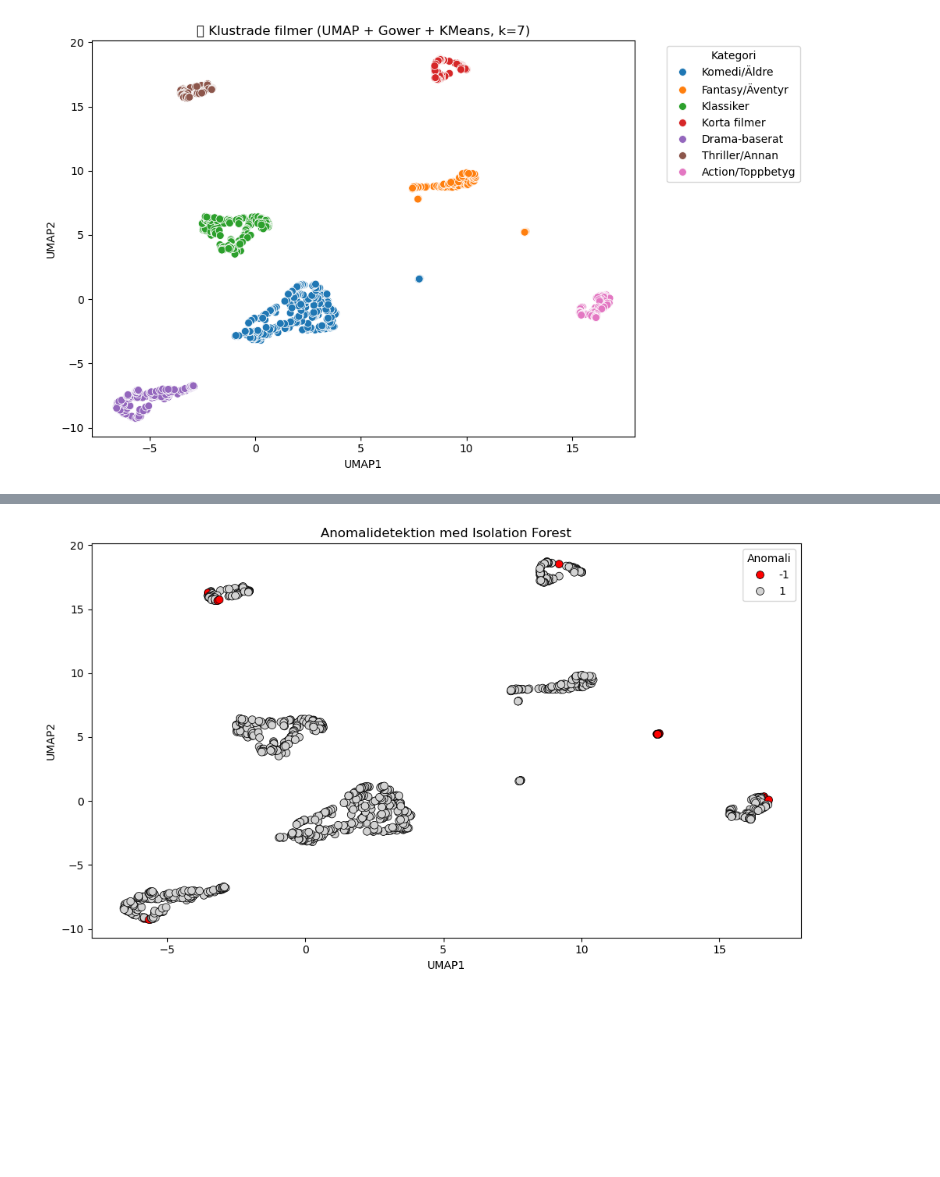
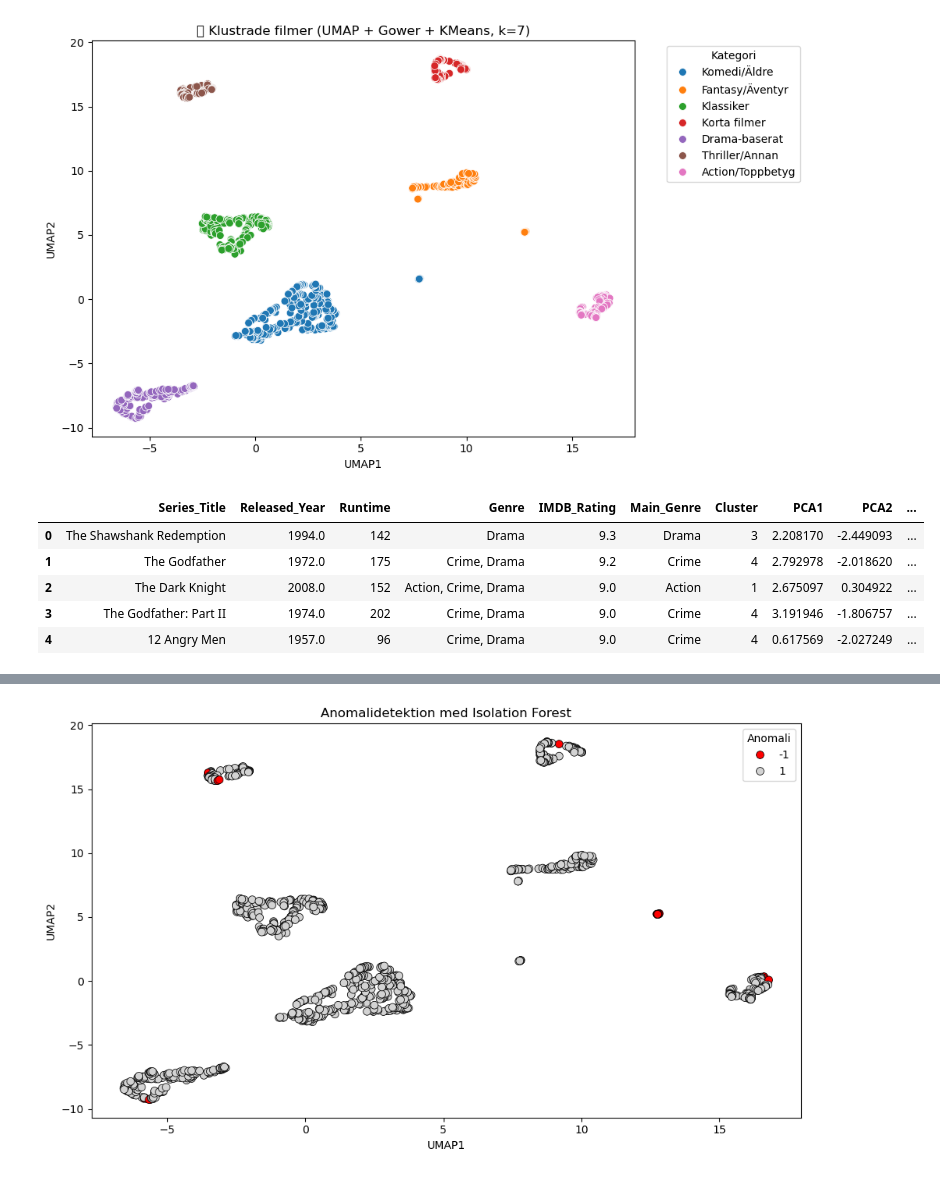
Before and after one commit to Abbekf/first-unsupervised, a Jupyter notebook: main.ipynb, the cells around one changed output, grey strips where cells are left out. Drawn from its saved outputs; the diff is of its cells as text; code cells hidden in the pictures; blank space fills up the shorter version.

```diff
--- a/main.ipynb
+++ b/main.ipynb
@@ -216,3 +200,12 @@ plt.show()
 # %% [output]
 📏 Silhouette Score för k=7: 0.775
 [figure]
+# %%
+df.head()
+# %% [output]
+|  | Series_Title | Released_Year | Runtime | Genre | IMDB_Rating | Main_Genre | Cluster | PCA1 | PCA2 | ... |
+| 0 | The Shawshank Redemption | 1994.0 | 142 | Drama | 9.3 | Drama | 3 | 2.208170 | -2.449093 | ... |
+| 1 | The Godfather | 1972.0 | 175 | Crime, Drama | 9.2 | Crime | 4 | 2.792978 | -2.018620 | ... |
+| 2 | The Dark Knight | 2008.0 | 152 | Action, Crime, Drama | 9.0 | Action | 1 | 2.675097 | 0.304922 | ... |
+| 3 | The Godfather: Part II | 1974.0 | 202 | Crime, Drama | 9.0 | Crime | 4 | 3.191946 | -1.806757 | ... |
+| 4 | 12 Angry Men | 1957.0 | 96 | Crime, Drama | 9.0 | Crime | 4 | 0.617569 | -2.027249 | ... |
```
Also changed, not shown: parts of 3 cells of this notebook.
